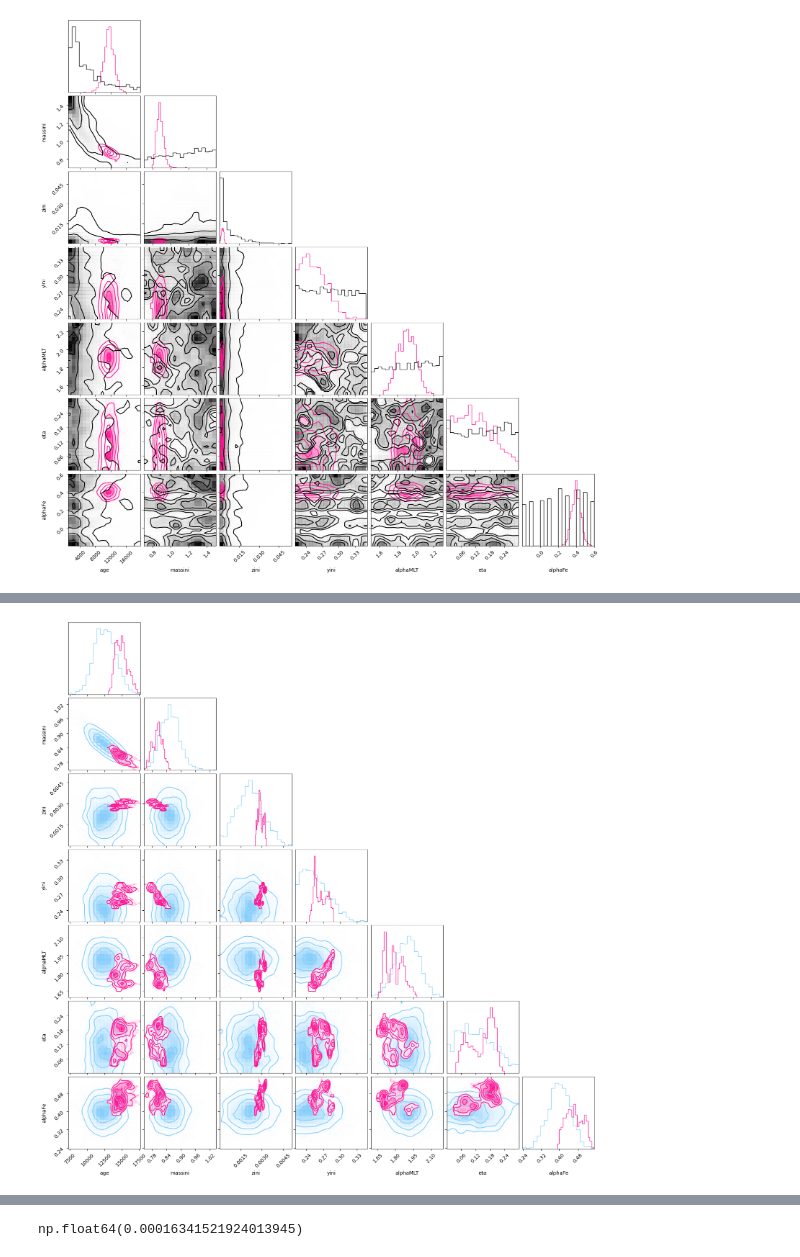
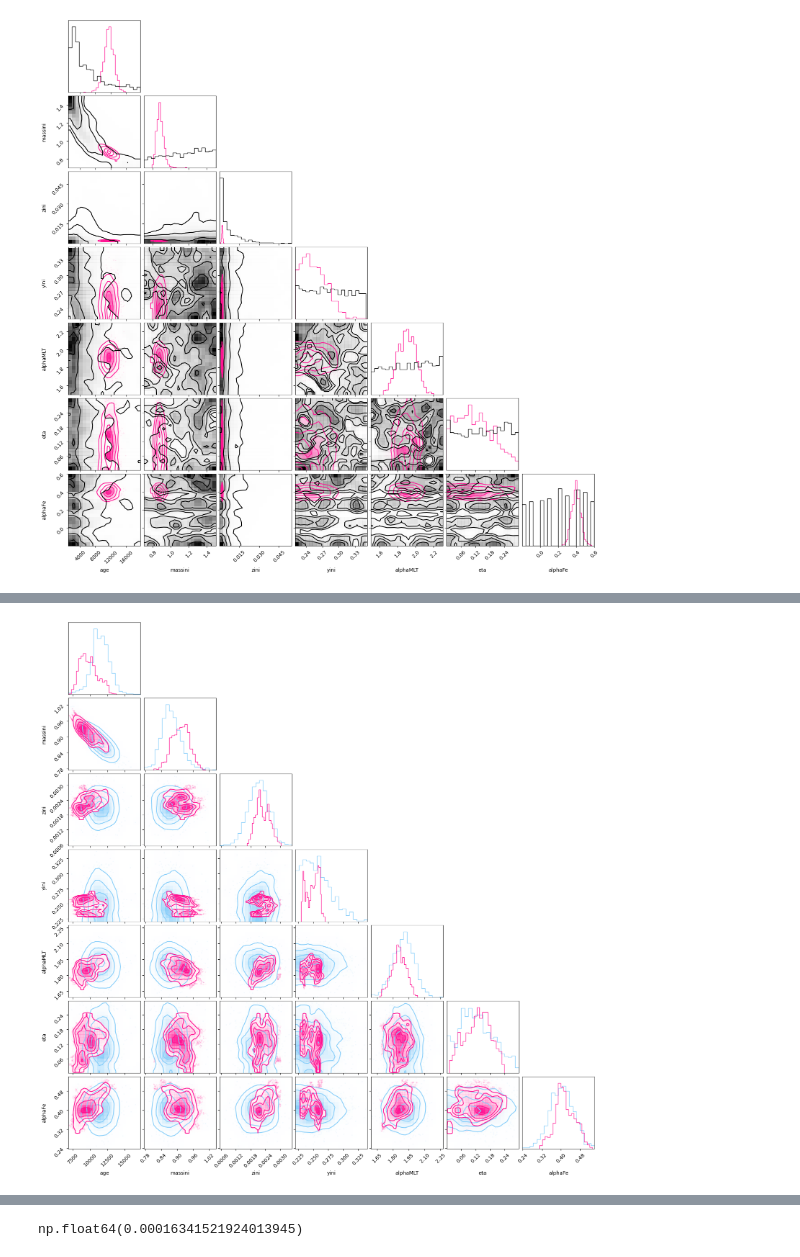
Before and after one commit to ehatt98/M4-hierarchical, a Jupyter notebook: notebooks/hierarchical-real.ipynb, the cells around one changed output, grey strips where cells are left out. Saved outputs shown, nothing was run; the diff lists cells and outputs as text; code cells hidden in the pictures.

```diff
--- a/notebooks/hierarchical-real.ipynb
+++ b/notebooks/hierarchical-real.ipynb
@@ -151,3 +155,29 @@ num_stars = len(obs['Teff'])
+# %%
+Y25 = pd.read_csv('M4_seismicanalysis_Yingxiang_Feb25.csv')
+Y25 = Y25[(Y25['Quality_flag'] == 'D')&(Y25['evol_stage'] == 'RGB')&(Y25['numax_pyMon']>12)&(Y25['Delta_nu']>0)].reset_index()[6:6+8]
+
+numax = Y25['numax_pyMon']
+enumax_obs = Y25['numax_err_pyMon']
+enumax_pred = 0.009*numax
+enumax = np.sqrt(enumax_obs**2 + enumax_pred**2)
+
+dnu = Y25['Delta_nu']
+ednu_obs = 0.03*Y25['Delta_nu']
+ednu_pred = 0.007*dnu
+ednu = np.sqrt(ednu_obs**2 + ednu_pred**2)
+
+LPhot = Y25['Lum_bol']
+eLPhot_obs = np.sqrt(Y25['Lum_bol_err_random']**2 + Y25['Lum_bol_err_systematic']**2)
+eLPhot_pred = 0.011*LPhot
+eLPhot = np.sqrt(eLPhot_obs**2 + eLPhot_pred**2)
+
+Teff = Y25['Teff_final']
+eTeff = Y25['Teff_err_final']
+
+num_stars = len(Teff)
+
+obs = {'FeH':-1.1*np.ones_like(Teff.values),  'Teff':Teff.values, 'numax':numax.values, 'dnuSer':dnu.values,'logLPhot':np.log10(LPhot.values)}
+unc = {'Teff':eTeff.values, 'numax': enumax.values, 'dnuSer':ednu.values, 'FeH':0.07*np.ones_like(Teff.values), 'logLPhot':eLPhot.values/LPhot.values*1/np.log(10)}
 # %%
 plt.scatter(df_small['Teff'], df_small['numax']*3090)
 plt.scatter(obs['Teff'], obs['numax'])
@@ -175,7 +205,7 @@ def shared_2param(uncs,  obs = model_outputs.obs_dict):
 
         massini = numpyro.deterministic ('massini', tau*(0.6426*10**4/age)**(1/3.2))
 
-        zini = numpyro.sample('zini', dist.TruncatedNormal(1.5*0.01756*10**-1.1, 0.7*0.01756*10**-1.1, low = 0))
+        zini = numpyro.sample('zini', dist.TruncatedNormal(1.5*0.01756*10**-1.1, 0.3*0.01756*10**-1.1, low = 0))
 
         yini = numpyro.sample('yini', dist.TruncatedNormal(0.245, 0.03, low = 0.22))
 
@@ -199,11 +229,11 @@ def shared_2param(uncs,  obs = model_outputs.obs_dict):
 
     dnu = numpyro.sample("dnuSer", dist.Normal(10**(pred[:, 4]), uncs['dnuSer']), obs=obs['dnuSer'])
 # %%
-num_warmup, num_samples = 8000, 8000
+num_warmup, num_samples = 9000, 9000
 
 num_chains = 1
 
-sampler = NUTS(shared_2param, target_accept_prob=0.8, find_heuristic_step_size=True, init_strategy=numpyro.infer.init_to_median) #May be worth trying init_to_sample
+sampler = NUTS(shared_2param, target_accept_prob=0.8, find_heuristic_step_size=True, init_strategy=numpyro.infer.init_to_sample) #May be worth trying init_to_sample
 
 mcmc = MCMC(sampler, num_warmup=num_warmup, num_samples=num_samples, num_chains=num_chains)
 # %%
@@ -257,11 +314,11 @@ sample_stats = mcmc.get_extra_fields(group_by_chain=True)
 data += az.from_dict(posterior, sample_stats=sample_stats, coords=coords, dims=dims)
 # %%
 fig = corner.corner(data, group="prior", var_names = ['age', 'massini', 'zini', 'yini', 'alphaMLT', 'eta', 'alphaFe'],  color = 'lightskyblue', smooth = True, plot_datapoints = True, weights = np.ones(num_prior_samples)/(num_prior_samples), coords = {'star':1})
-corner.corner(data, group="posterior", var_names = ['age', 'massini', 'zini', 'yini', 'alphaMLT', 'eta', 'alphaFe'],  color = 'deeppink', zorder = 1,smooth = True, plot_datapoints = True, weights = np.ones(num_chains*num_samples)/(num_chains*num_samples),fig = fig, coords = {'star':1})
+corner.corner(data, group="posterior", var_names = ['age', 'massini', 'zini', 'yini', 'alphaMLT', 'eta', 'alphaFe'],  color = 'deeppink', zorder = 1,smooth = True, plot_datapoints = True, weights = np.ones(num_chains*num_samples)/(num_chains*num_samples),fig = fig, coords = {'star':3})
 #fig.savefig(f'./hierarchical-yini-zini-age-corner-massfromage.png', bbox_inches = 'tight', dpi = 150)
 plt.show()
 # %% [output]
-[figure, old version]
+[figure, new version]
 # %%
 fig = corner.corner(data, group = 'prior', var_names = ['mu_age', 'std_age', ], color = 'grey', smooth = True, weights = np.ones(num_prior_samples)/num_prior_samples, alpha = 0.02, fill_contours = True, plot_datapoints = False)
 corner.corner(data, group="posterior", var_names = ['mu_age', 'std_age', ], color = 'purple', plot_datapoints = False, smooth = True, weights = np.ones(num_chains*num_samples)/(num_chains*num_samples), fill_contours = True, fig = fig,)
```
Also changed, not shown: parts of 6 cells of this notebook, 2 other files.
